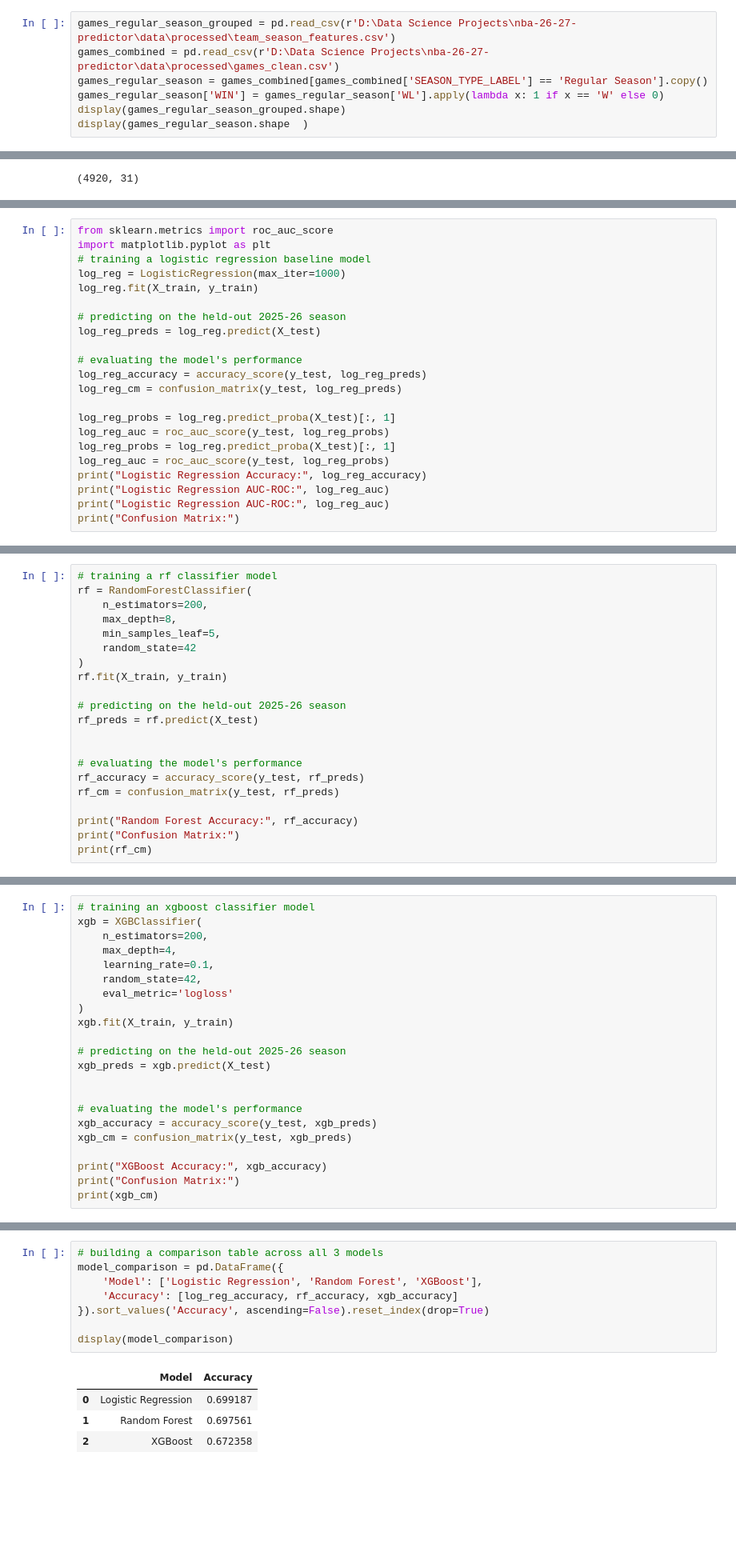
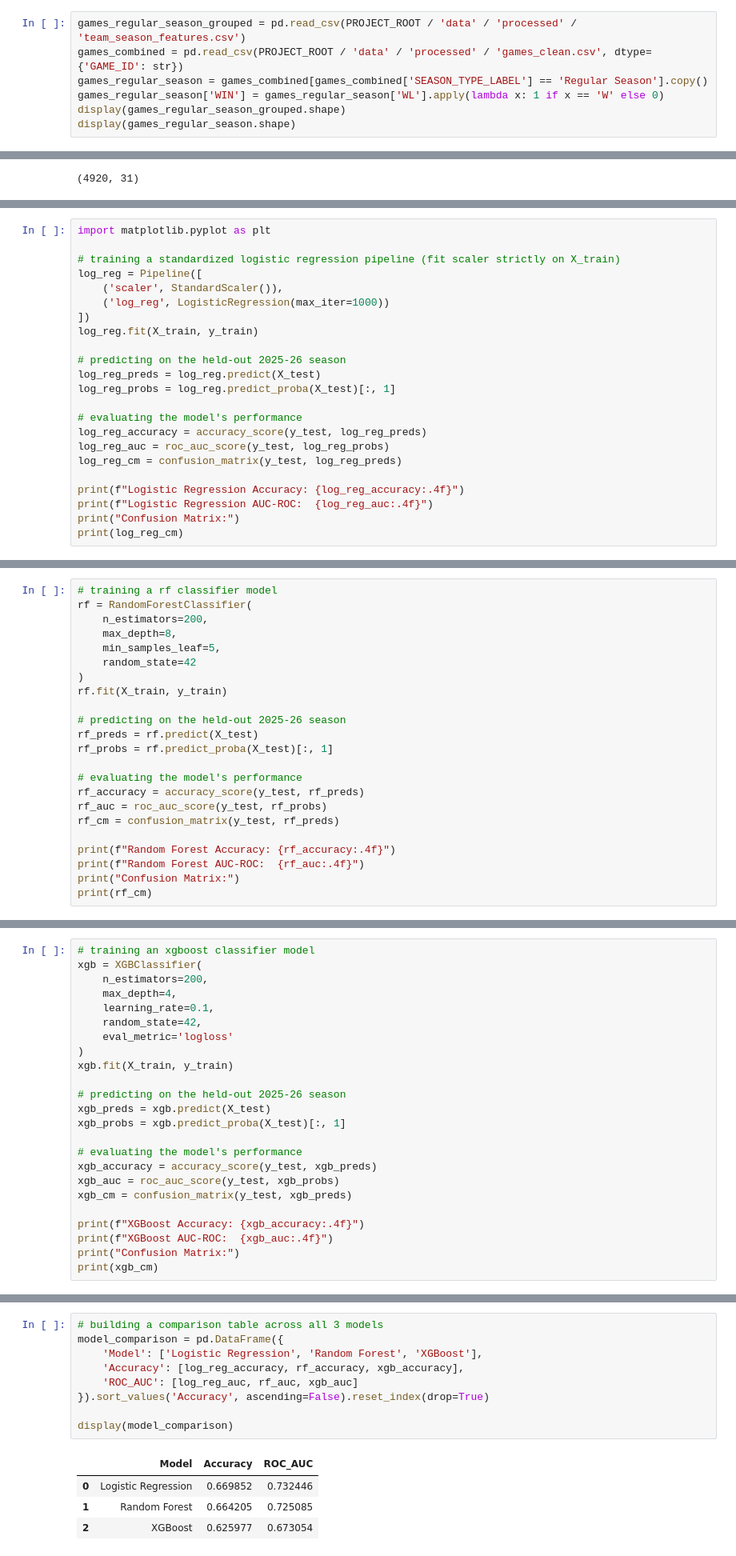
Before and after one commit to lianlianliann/nba-26-27-predictor, a Jupyter notebook: notebooks/03_model_training.ipynb, the cells around one changed output, grey strips where cells are left out. Shown at 80% size. Cells and saved outputs as stored; diff of their text form; blank space fills up the shorter version.

```diff
--- a/notebooks/03_model_training.ipynb
+++ b/notebooks/03_model_training.ipynb
@@ -17,12 +19,12 @@ from xgboost import XGBClassifier
 # %% [markdown]
 ## 2. Load Phase 2 Outputs
 # %%
-games_regular_season_grouped = pd.read_csv(r'D:\Data Science Projects\nba-26-27-predictor\data\processed\team_season_features.csv')
-games_combined = pd.read_csv(r'D:\Data Science Projects\nba-26-27-predictor\data\processed\games_clean.csv')
+games_regular_season_grouped = pd.read_csv(PROJECT_ROOT / 'data' / 'processed' / 'team_season_features.csv')
+games_combined = pd.read_csv(PROJECT_ROOT / 'data' / 'processed' / 'games_clean.csv', dtype={'GAME_ID': str})
 games_regular_season = games_combined[games_combined['SEASON_TYPE_LABEL'] == 'Regular Season'].copy()
 games_regular_season['WIN'] = games_regular_season['WL'].apply(lambda x: 1 if x == 'W' else 0)
 display(games_regular_season_grouped.shape)
-display(games_regular_season.shape  )
+display(games_regular_season.shape)
 # %% [output]
 (60, 15)
 (4920, 31)
@@ -213,23 +220,24 @@ from season-long team features, before trying anything more complex?
 # %%
-from sklearn.metrics import roc_auc_score
 import matplotlib.pyplot as plt
-# training a logistic regression baseline model
-log_reg = LogisticRegression(max_iter=1000)
+
+# training a standardized logistic regression pipeline (fit scaler strictly on X_train)
+log_reg = Pipeline([
+    ('scaler', StandardScaler()),
+    ('log_reg', LogisticRegression(max_iter=1000))
+])
 log_reg.fit(X_train, y_train)
 
 # predicting on the held-out 2025-26 season
 log_reg_preds = log_reg.predict(X_test)
+log_reg_probs = log_reg.predict_proba(X_test)[:, 1]
 
 # evaluating the model's performance
 log_reg_accuracy = accuracy_score(y_test, log_reg_preds)
+log_reg_auc = roc_auc_score(y_test, log_reg_probs)
 log_reg_cm = confusion_matrix(y_test, log_reg_preds)
 
-log_reg_probs = log_reg.predict_proba(X_test)[:, 1]
-log_reg_auc = roc_auc_score(y_test, log_reg_probs)
-log_reg_probs = log_reg.predict_proba(X_test)[:, 1]
-log_reg_auc = roc_auc_score(y_test, log_reg_probs)
-print("Logistic Regression Accuracy:", log_reg_accuracy)
-print("Logistic Regression AUC-ROC:", log_reg_auc)
-print("Logistic Regression AUC-ROC:", log_reg_auc)
+print(f"Logistic Regression Accuracy: {log_reg_accuracy:.4f}")
+print(f"Logistic Regression AUC-ROC:  {log_reg_auc:.4f}")
 print("Confusion Matrix:")
+print(log_reg_cm)
 # %% [output]
@@ -297,13 +313,15 @@ rf.fit(X_train, y_train)
 
 # predicting on the held-out 2025-26 season
 rf_preds = rf.predict(X_test)
-
+rf_probs = rf.predict_proba(X_test)[:, 1]
 
 # evaluating the model's performance
 rf_accuracy = accuracy_score(y_test, rf_preds)
+rf_auc = roc_auc_score(y_test, rf_probs)
 rf_cm = confusion_matrix(y_test, rf_preds)
 
-print("Random Forest Accuracy:", rf_accuracy)
+print(f"Random Forest Accuracy: {rf_accuracy:.4f}")
+print(f"Random Forest AUC-ROC:  {rf_auc:.4f}")
 print("Confusion Matrix:")
 print(rf_cm)
 # %% [output]
@@ -337,13 +351,15 @@ xgb.fit(X_train, y_train)
 
 # predicting on the held-out 2025-26 season
 xgb_preds = xgb.predict(X_test)
-
+xgb_probs = xgb.predict_proba(X_test)[:, 1]
 
 # evaluating the model's performance
 xgb_accuracy = accuracy_score(y_test, xgb_preds)
+xgb_auc = roc_auc_score(y_test, xgb_probs)
 xgb_cm = confusion_matrix(y_test, xgb_preds)
 
-print("XGBoost Accuracy:", xgb_accuracy)
+print(f"XGBoost Accuracy: {xgb_accuracy:.4f}")
+print(f"XGBoost AUC-ROC:  {xgb_auc:.4f}")
 print("Confusion Matrix:")
 print(xgb_cm)
 # %% [output]
@@ -366,14 +378,15 @@ does that tell us?
 # %%
 # building a comparison table across all 3 models
 model_comparison = pd.DataFrame({
     'Model': ['Logistic Regression', 'Random Forest', 'XGBoost'],
-    'Accuracy': [log_reg_accuracy, rf_accuracy, xgb_accuracy]
+    'Accuracy': [log_reg_accuracy, rf_accuracy, xgb_accuracy],
+    'ROC_AUC': [log_reg_auc, rf_auc, xgb_auc]
 }).sort_values('Accuracy', ascending=False).reset_index(drop=True)
 
 display(model_comparison)
 # %% [output]
-|  | Model | Accuracy |
-| 0 | Logistic Regression | 0.699187 |
-| 1 | Random Forest | 0.697561 |
-| 2 | XGBoost | 0.672358 |
+|  | Model | Accuracy | ROC_AUC |
+| 0 | Logistic Regression | 0.669852 | 0.732446 |
+| 1 | Random Forest | 0.664205 | 0.725085 |
+| 2 | XGBoost | 0.625977 | 0.673054 |
 # %% [markdown]
```
Also changed, not shown: parts of 21 cells of this notebook, 16 other files.
